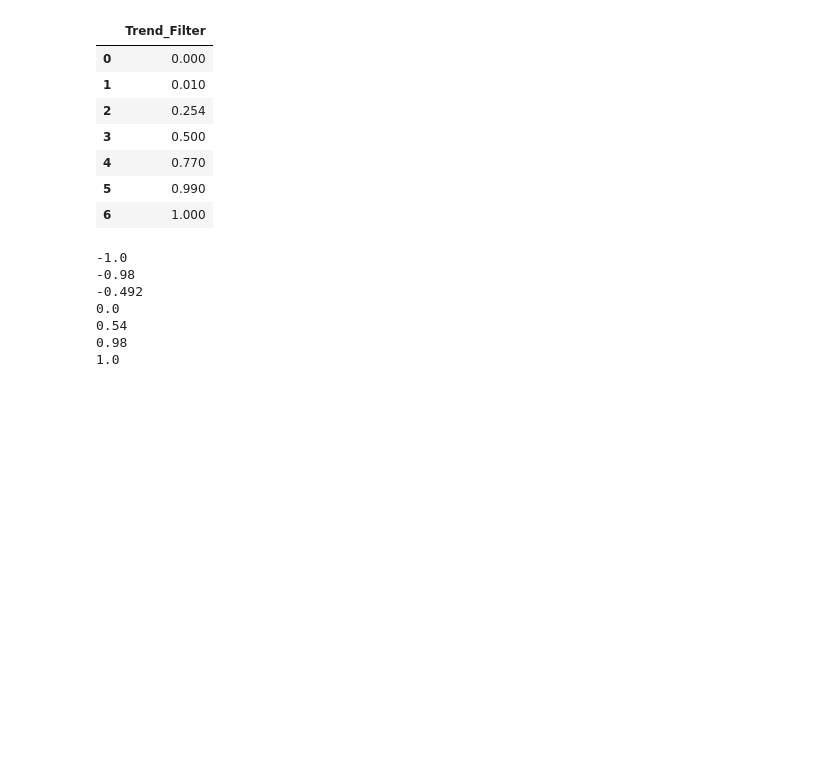
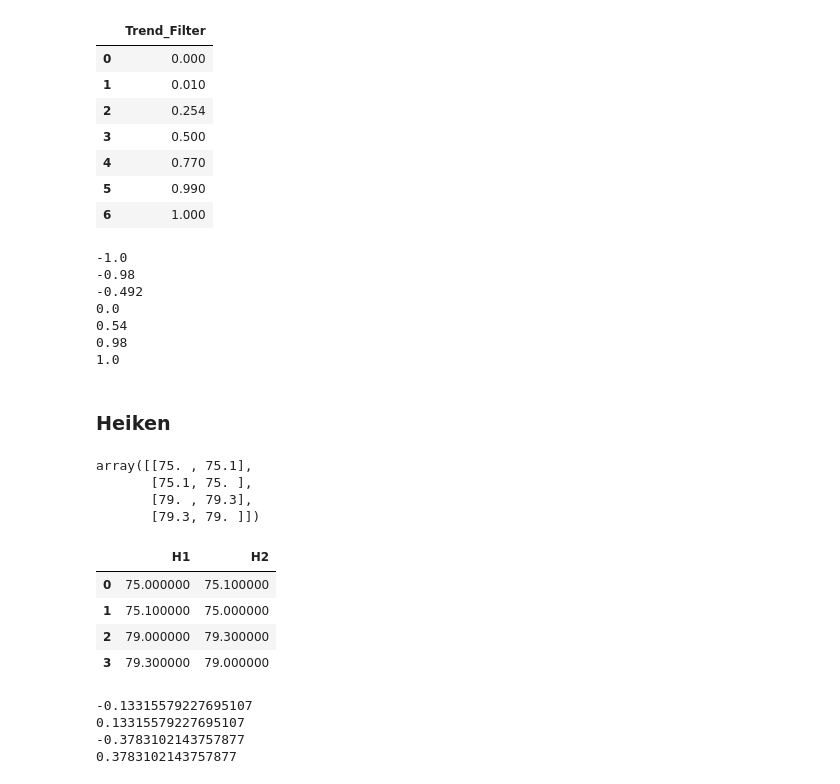
Before and after one commit to KucharskiR/data-science, a Jupyter notebook: Normalization.ipynb, the cells around one changed output. Drawn from its saved outputs; the diff is of its cells as text; code cells hidden in the pictures; blank space fills up the shorter version.

```diff
--- a/Normalization.ipynb
+++ b/Normalization.ipynb
@@ -81,3 +81,40 @@ for i in range(len(trendDf)):
 0.54
 0.98
 1.0
+# %% [markdown]
+### Heiken
+# %%
+h = np.array([75,75.1,75.1,75,79,79.3,79.3,79])
+h = h.reshape(-1,2)
+h
+# %% [output]
+array([[75. , 75.1],
+       [75.1, 75. ],
+       [79. , 79.3],
+       [79.3, 79. ]])
+# %%
+hdf = pd.DataFrame(h, columns=['H1', 'H2'])
+hdf
+# %% [output]
+|  | H1 | H2 |
+| 0 | 75.000000 | 75.100000 |
+| 1 | 75.100000 | 75.000000 |
+| 2 | 79.000000 | 79.300000 |
+| 3 | 79.300000 | 79.000000 |
+# %%
+for i in range(len(hdf)):
+  h1 = hdf.iloc[i,0]
+  h2 = hdf.iloc[i,1]
+  if(h1 < h2):
+    heikenResult = (h1 / h2) -1
+    heikenResult *= 100
+  else:
+    heikenResult = (h2 / h1) -1
+    heikenResult *= -100
+
+  print(heikenResult)
+# %% [output]
+-0.13315579227695107
+0.13315579227695107
+-0.3783102143757877
+0.3783102143757877
```
